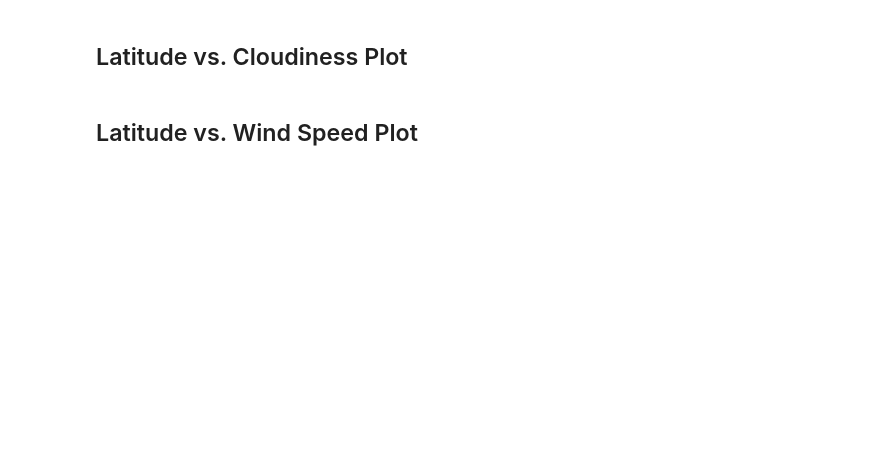
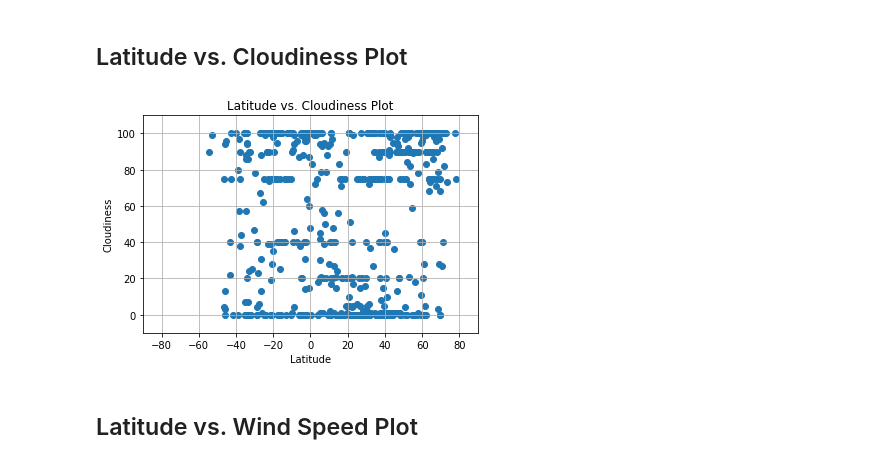
Before and after one commit to chandlergibbons/python-api-challenge, a Jupyter notebook: 06-Python-APIs/Instructions/WeatherPy.ipynb, the cells around one changed output. Cells and saved outputs as stored; diff of their text form; code cells hidden in the pictures; blank space fills up the shorter version.

```diff
--- a/06-Python-APIs/Instructions/WeatherPy.ipynb
+++ b/06-Python-APIs/Instructions/WeatherPy.ipynb
@@ -212,4 +253,13 @@ Skip this step if there are no cities that have humidity > 100%.
 # %% [markdown]
 ## Latitude vs. Cloudiness Plot
+# %%
+plt.scatter(clean_city_data["Lat"], clean_city_data["Cloudiness"])
+plt.xlabel("Latitude")
+plt.ylabel("Cloudiness")
+plt.title("Latitude vs. Cloudiness Plot")
+plt.axis([-90, 90, -10, 110])
+plt.grid()
+# %% [output]
+[figure, added]
 # %% [markdown]
 ## Latitude vs. Wind Speed Plot
```
Also changed, not shown: parts of 25 cells of this notebook, 3 other files.
